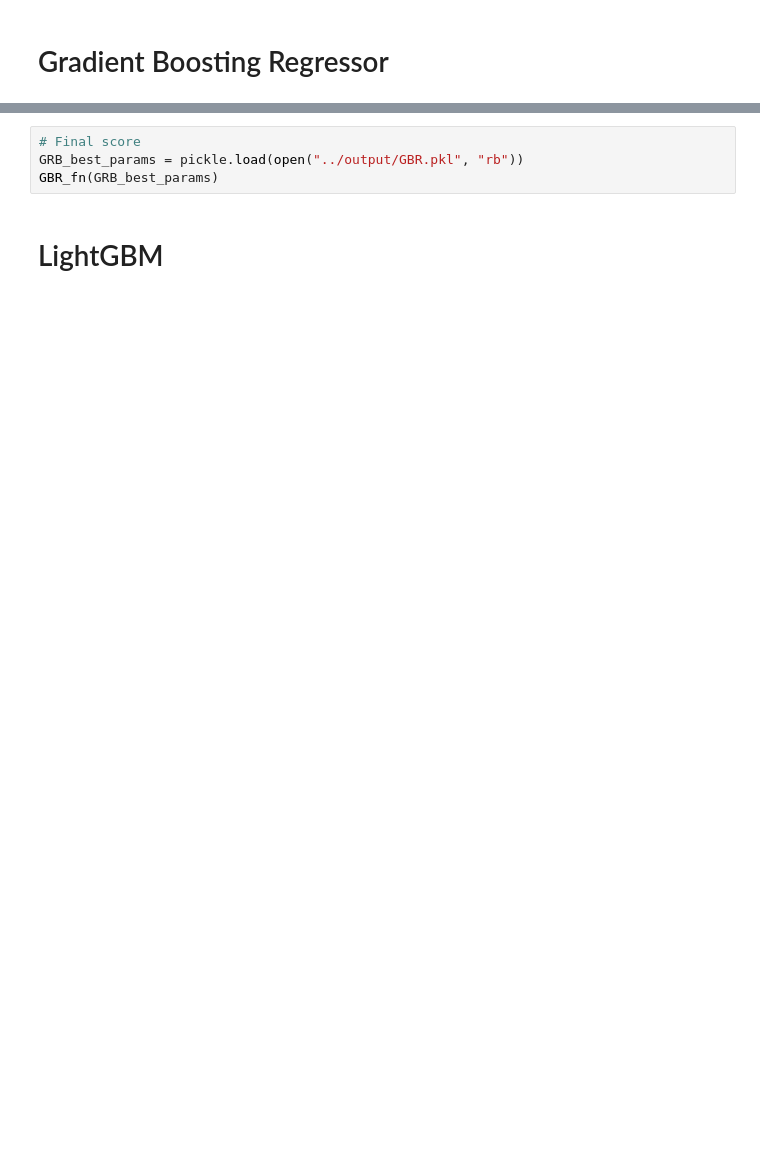
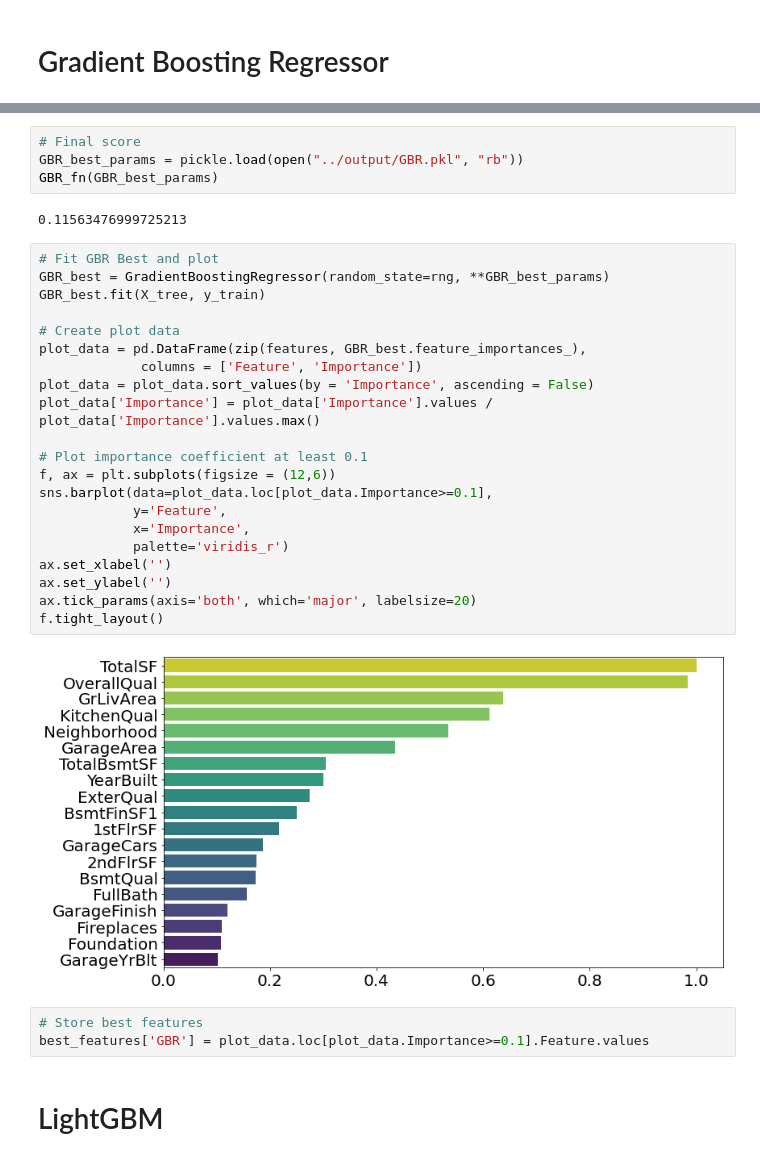
Before and after one commit to garycl/AmesHousing, a Jupyter notebook: code/HousePricePrediction.ipynb, the cells around one changed output, grey strips where cells are left out. Saved outputs shown, nothing was run; the diff lists cells and outputs as text; blank space fills up the shorter version.

```diff
--- a/code/HousePricePrediction.ipynb
+++ b/code/HousePricePrediction.ipynb
@@ -378,7 +550,35 @@ pickle.dump(GBR_best_params, open("../output/GBR.pkl", "wb"))
 # %%
 # Final score
-GRB_best_params = pickle.load(open("../output/GBR.pkl", "rb"))
-GBR_fn(GRB_best_params)
+GBR_best_params = pickle.load(open("../output/GBR.pkl", "rb"))
+GBR_fn(GBR_best_params)
+# %% [output]
+0.11563476999725213
+# %%
+# Fit GBR Best and plot
+GBR_best = GradientBoostingRegressor(random_state=rng, **GBR_best_params)
+GBR_best.fit(X_tree, y_train)
+
+# Create plot data
+plot_data = pd.DataFrame(zip(features, GBR_best.feature_importances_),
+             columns = ['Feature', 'Importance'])
+plot_data = plot_data.sort_values(by = 'Importance', ascending = False)
+plot_data['Importance'] = plot_data['Importance'].values / plot_data['Importance'].values.max()
+
+# Plot importance coefficient at least 0.1
+f, ax = plt.subplots(figsize = (12,6))
+sns.barplot(data=plot_data.loc[plot_data.Importance>=0.1],
+            y='Feature',
+            x='Importance',
+            palette='viridis_r')
+ax.set_xlabel('')
+ax.set_ylabel('')
+ax.tick_params(axis='both', which='major', labelsize=20)
+f.tight_layout()
+# %% [output]
+[figure, added]
+# %%
+# Store best features
+best_features['GBR'] = plot_data.loc[plot_data.Importance>=0.1].Feature.values
 # %% [markdown]
 # LightGBM
 # %%
```
Also changed, not shown: parts of 52 cells of this notebook, 7 other files.
